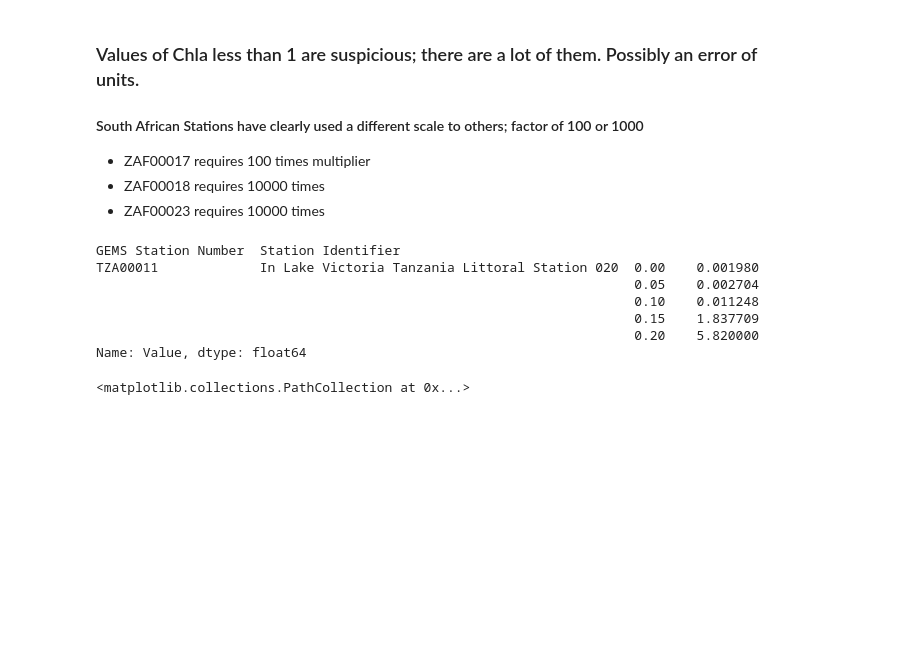
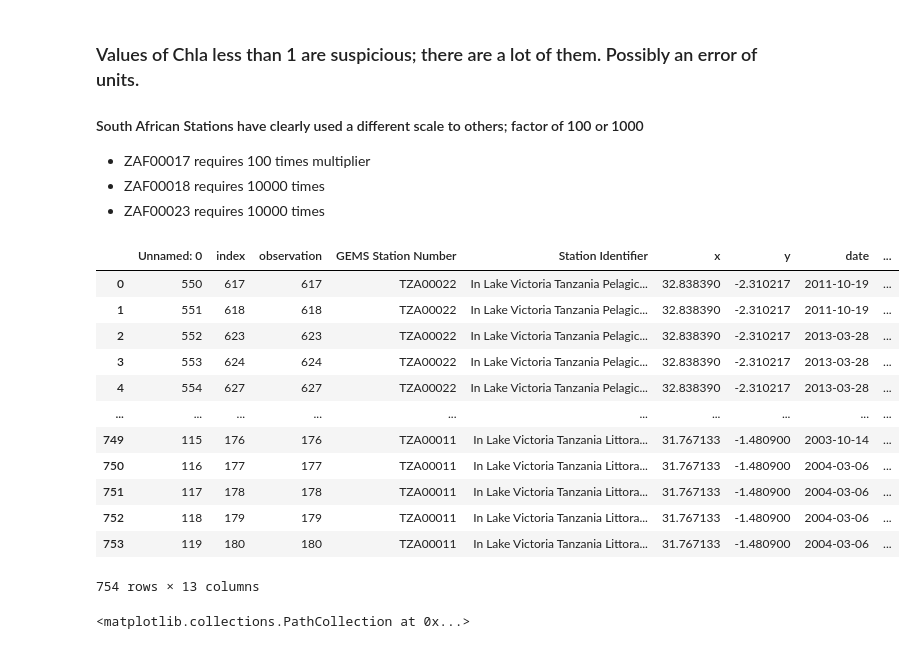
Before and after one commit to digitalearthafrica/deafrica_water_quality, a Jupyter notebook: WP2.2/WP22C_2.ipynb, the cells around one changed output. Drawn from its saved outputs; the diff is of its cells as text; code cells hidden in the pictures; blank space fills up the shorter version.

```diff
--- a/WP2.2/WP22C_2.ipynb
+++ b/WP2.2/WP22C_2.ipynb
@@ -281,15 +281,21 @@ dfg = df.groupby(['GEMS Station Number','Station Identifier'])['Value'].quantile
 - ZAF00018 requires 10000 times
 - ZAF00023 requires 10000 times
 # %%
-dfg.head()
+df
 # %% [output]
+|  | Unnamed: 0 | index | observation | GEMS Station Number | Station Identifier | x | y | date | ... |
+| 0 | 550 | 617 | 617 | TZA00022 | In Lake Victoria Tanzania Pelagic... | 32.838390 | -2.310217 | 2011-10-19 | ... |
+| 1 | 551 | 618 | 618 | TZA00022 | In Lake Victoria Tanzania Pelagic... | 32.838390 | -2.310217 | 2011-10-19 | ... |
+| 2 | 552 | 623 | 623 | TZA00022 | In Lake Victoria Tanzania Pelagic... | 32.838390 | -2.310217 | 2013-03-28 | ... |
+| 3 | 553 | 624 | 624 | TZA00022 | In Lake Victoria Tanzania Pelagic... | 32.838390 | -2.310217 | 2013-03-28 | ... |
+| 4 | 554 | 627 | 627 | TZA00022 | In Lake Victoria Tanzania Pelagic... | 32.838390 | -2.310217 | 2013-03-28 | ... |
+| ... | ... | ... | ... | ... | ... | ... | ... | ... | ... |
+| 749 | 115 | 176 | 176 | TZA00011 | In Lake Victoria Tanzania Littora... | 31.767133 | -1.480900 | 2003-10-14 | ... |
+| 750 | 116 | 177 | 177 | TZA00011 | In Lake Victoria Tanzania Littora... | 31.767133 | -1.480900 | 2004-03-06 | ... |
+| 751 | 117 | 178 | 178 | TZA00011 | In Lake Victoria Tanzania Littora... | 31.767133 | -1.480900 | 2004-03-06 | ... |
+| 752 | 118 | 179 | 179 | TZA00011 | In Lake Victoria Tanzania Littora... | 31.767133 | -1.480900 | 2004-03-06 | ... |
+| 753 | 119 | 180 | 180 | TZA00011 | In Lake Victoria Tanzania Littora... | 31.767133 | -1.480900 | 2004-03-06 | ... |
-GEMS Station Number  Station Identifier
-TZA00011             In Lake Victoria Tanzania Littoral Station 020  0.00    0.001980
-                                                                     0.05    0.002704
-                                                                     0.10    0.011248
-                                                                     0.15    1.837709
-                                                                     0.20    5.820000
-Name: Value, dtype: float64
+754 rows × 13 columns
 # %%
 Q = (np.arange(0,1.02,.02))
 match_dist(df.rs_value,df.Value,Q)
```
Also changed, not shown: parts of 3 cells of this notebook.
